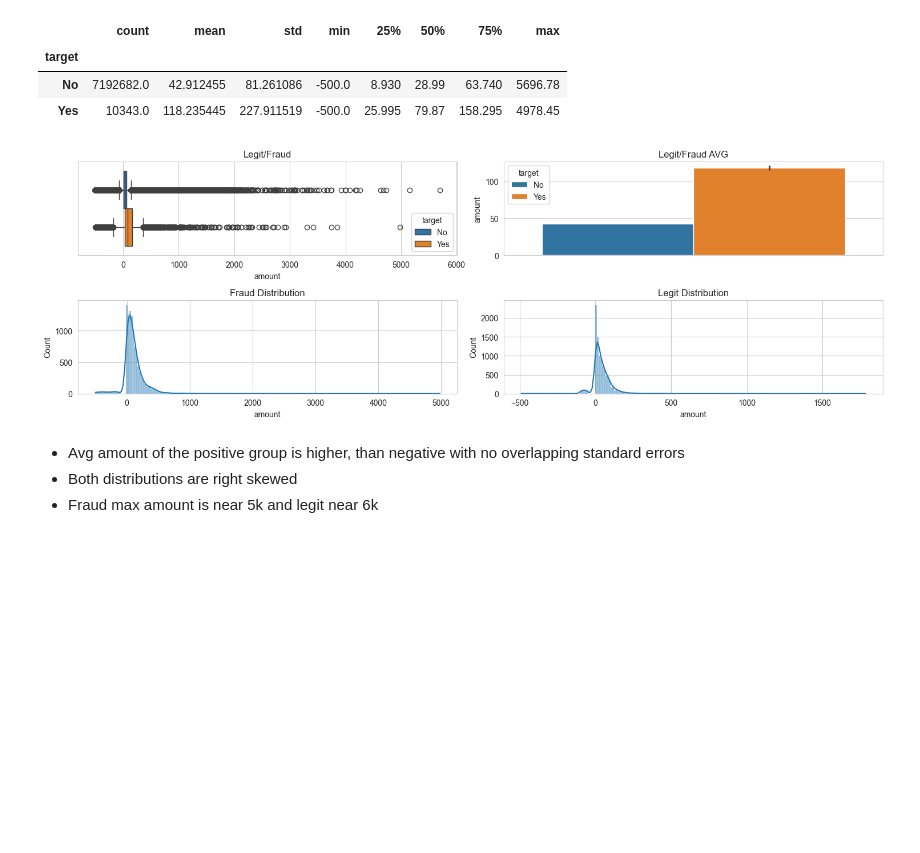
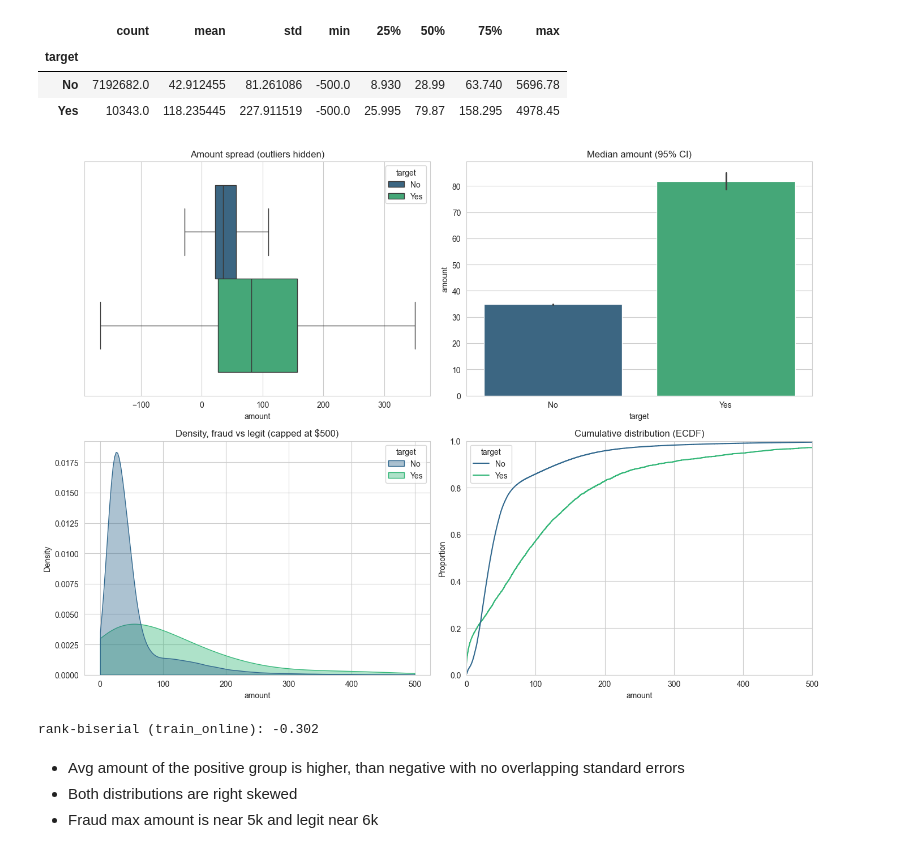
Before and after one commit to t3i8m/fraud-detection, a Jupyter notebook: notebooks/transactions_eda.ipynb, the cells around one changed output. Saved outputs shown, nothing was run; the diff lists cells and outputs as text; code cells hidden in the pictures; blank space fills up the shorter version.

```diff
--- a/notebooks/transactions_eda.ipynb
+++ b/notebooks/transactions_eda.ipynb
@@ -6,9 +6,10 @@ import matplotlib.pyplot as plt
 from scipy.stats import mannwhitneyu
 import pycountry_convert as pc
 import plotly.express as px
-from scipy.stats import chi2_contingency
-
+from scipy.stats import chi2_contingency, mannwhitneyu
+import matplotlib as mpl
 sns.set_style("whitegrid")
+sns.set_palette("viridis")
 # %%
 RANDOM_SEED = 42
 # %% [markdown]
@@ -123,0 +132,2 @@ transactions_df = pd.read_csv("../data/processed/train_physical.csv")
+# %%
+transactions_df = train_online.copy()
@@ -320,19 +398,34 @@ transactions_df.groupby("target")["amount"].describe()
 | Yes | 10343.0 | 118.235445 | 227.911519 | -500.0 | 25.995 | 79.87 | 158.295 | 4978.45 |
 # %%
 # amount vs target
-fig, axes = plt.subplots(2,2, figsize=(15,5))
-axes[0,0].set_title("Legit/Fraud")
-sns.boxplot(data=transactions_df, x="amount", hue="target", ax=axes[0,0])
-axes[0,1].set_title("Legit/Fraud AVG")
-sns.barplot(data=transactions_df, hue = "target", y="amount", errorbar="se", ax=axes[0,1])
-axes[1,0].set_title("Fraud Distribution")
-sns.histplot(data=transactions_df[transactions_df["target"]=="Yes"], x="amount", kde=True, ax=axes[1,0])
-axes[1,1].set_title("Legit Distribution")
-sns.histplot(data=transactions_df[transactions_df["target"]=="No"].sample(10000, random_state=RANDOM_SEED),  x="amount", kde=True, ax=axes[1,1])
+fig, axes = plt.subplots(2, 2, figsize=(14, 10))
+
+sns.boxplot(data=transactions_df, x="amount", hue="target", palette="viridis", showfliers=False, ax=axes[0, 0])
+axes[0, 0].set_title("Amount spread (outliers hidden)")
+
+medians = transactions_df.groupby("target")["amount"].median()
+sns.barplot(data=transactions_df, x="target", y="amount", hue="target", estimator="median", errorbar=("ci", 95), palette="viridis", legend=False, ax=axes[0, 1])
+axes[0, 1].set_title("Median amount (95% CI)")
+
+sns.kdeplot(data=transactions_df, x="amount", hue="target", common_norm=False, fill=True, alpha=0.4, palette="viridis", clip=(0, 500), ax=axes[1, 0])
+axes[1, 0].set_title("Density, fraud vs legit (capped at $500)")
+
+sns.ecdfplot(data=transactions_df, x="amount", hue="target", palette="viridis", ax=axes[1, 1])
+axes[1, 1].set_xlim(0, 500)
+axes[1, 1].set_title("Cumulative distribution (ECDF)")
+
 plt.tight_layout()
 plt.show()
 # %% [output]
-[figure, old version]
+[figure, new version]
+# %%
+fraud = transactions_df[transactions_df["target"] == "Yes"]["amount"]
+legit = transactions_df[transactions_df["target"] == "No"]["amount"].sample(200_000, random_state=42)
+u, _ = mannwhitneyu(fraud, legit)
+r = 1 - (2*u) / (len(fraud) * len(legit))
+print("rank-biserial (train_online):", round(r, 4))
+# %% [output]
+rank-biserial (train_online): -0.302
 # %% [markdown]
 * Avg amount of the positive group is higher, than negative with no overlapping standard errors
 * Both distributions are right skewed
```
Also changed, not shown: parts of 23 cells of this notebook, 14 other files.
